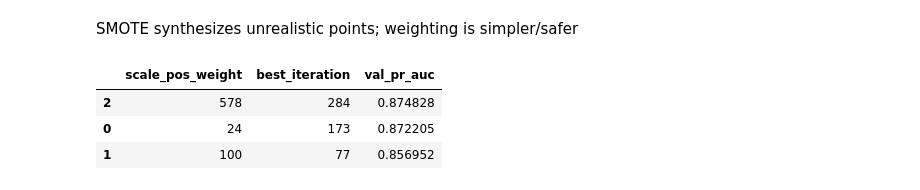
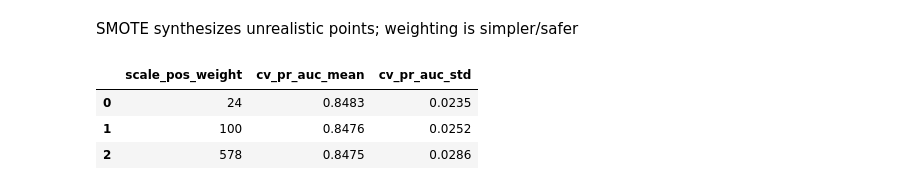
Before and after one commit to Aryan0405/credit-card-fraud-detection, a Jupyter notebook: notebooks/02_main_model.ipynb, the cells around one changed output. Cells and saved outputs as stored; diff of their text form; code cells hidden in the pictures.

```diff
--- a/notebooks/02_main_model.ipynb
+++ b/notebooks/02_main_model.ipynb
@@ -46,39 +54,52 @@ X_train, X_test, y_train, y_test = train_test_split(
 # %% [markdown]
 SMOTE synthesizes unrealistic points; weighting is simpler/safer
 # %%
-# carve a validation split out of the TRAINING data only —
-# X_test stays untouched so it's not used to pick scale_pos_weight/iterations
-X_tr, X_val, y_tr, y_val = train_test_split(
-    X_train, y_train, test_size=0.2, stratify=y_train, random_state=42
+# Select scale_pos_weight using only X_train/y_train with 5-fold stratified CV.
+candidate_weights = [24, 100, 578]
+
+cv = StratifiedKFold(n_splits=5, shuffle=True, random_state=42)
+
+cv_results = []
+
+for w in candidate_weights:
+    scores = []
+
+    for train_idx, val_idx in cv.split(X_train, y_train):
+        X_tr = X_train.iloc[train_idx]
+        X_val = X_train.iloc[val_idx]
+        y_tr = y_train.iloc[train_idx]
+        y_val = y_train.iloc[val_idx]
+
+        model = XGBClassifier(
+            n_estimators=1000,
+            learning_rate=0.05,
+            max_depth=4,
+            scale_pos_weight=w,
+            eval_metric='aucpr',
+            random_state=42,
+            n_jobs=-1,
+        )
+
+        model.fit(X_tr, y_tr)
+
+        proba = model.predict_proba(X_val)[:, 1]
+        scores.append(average_precision_score(y_val, proba))
+
+    cv_results.append({
+        'scale_pos_weight': w,
+        'cv_pr_auc_mean': sum(scores) / len(scores),
+        'cv_pr_auc_std': __import__('numpy').std(scores),
+    })
+
+cv_results_df = pd.DataFrame(cv_results).sort_values(
+    'cv_pr_auc_mean',
+    ascending=False
 )
 
-candidate_weights = [24, 100, 578]  # sqrt heuristic, your original guess, raw imbalance ratio
-
-results = []
-for w in candidate_weights:
-    model = XGBClassifier(
-        n_estimators=1000,
-        learning_rate=0.05,
-        max_depth=4,
-        scale_pos_weight=w,
-        eval_metric="aucpr",
-        early_stopping_rounds=50,
-        random_state=42,
-    )
-    model.fit(X_tr, y_tr, eval_set=[(X_val, y_val)], verbose=False)
-
-    val_prob = model.predict_proba(X_val)[:, 1]
-    results.append({
-        "scale_pos_weight": w,
-        "best_iteration": model.best_iteration,
-        "val_pr_auc": average_precision_score(y_val, val_prob),
-    })
-
-results_df = pd.DataFrame(results).sort_values("val_pr_auc", ascending=False)
-results_df
+cv_results_df.round(4)
 # %% [output]
-|  | scale_pos_weight | best_iteration | val_pr_auc |
-| 2 | 578 | 284 | 0.874828 |
-| 0 | 24 | 173 | 0.872205 |
-| 1 | 100 | 77 | 0.856952 |
+|  | scale_pos_weight | cv_pr_auc_mean | cv_pr_auc_std |
+| 0 | 24 | 0.8483 | 0.0235 |
+| 1 | 100 | 0.8476 | 0.0252 |
+| 2 | 578 | 0.8475 | 0.0286 |
 # %%
```
Also changed, not shown: parts of 7 cells of this notebook, 7 other files.
